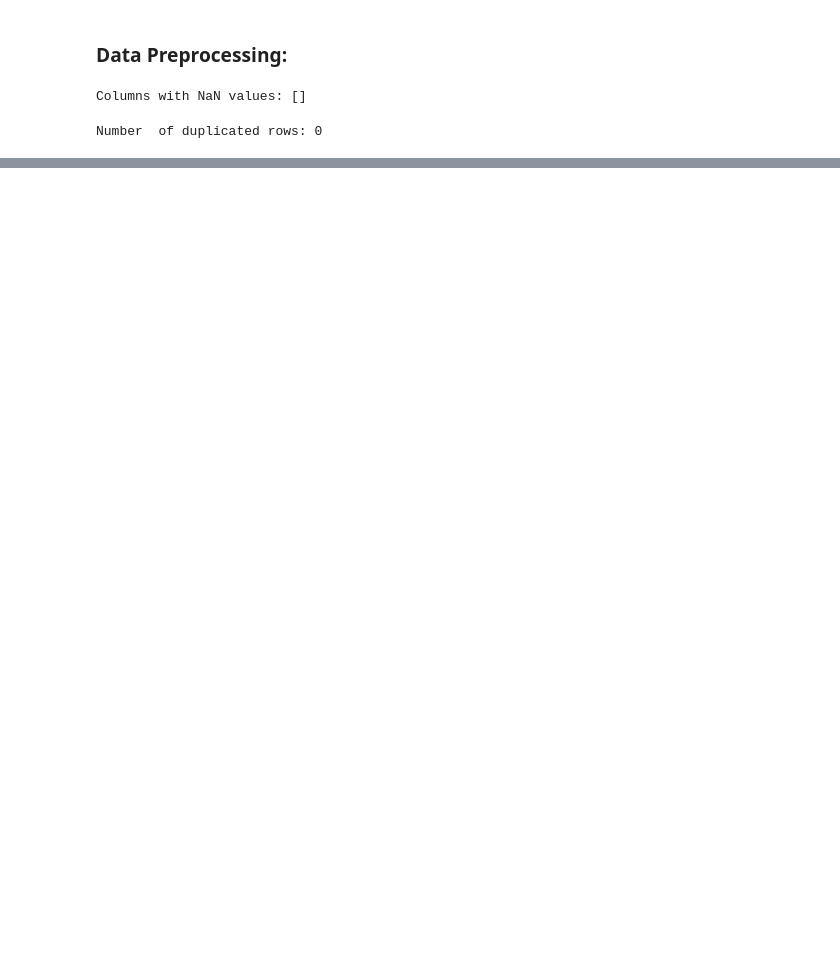
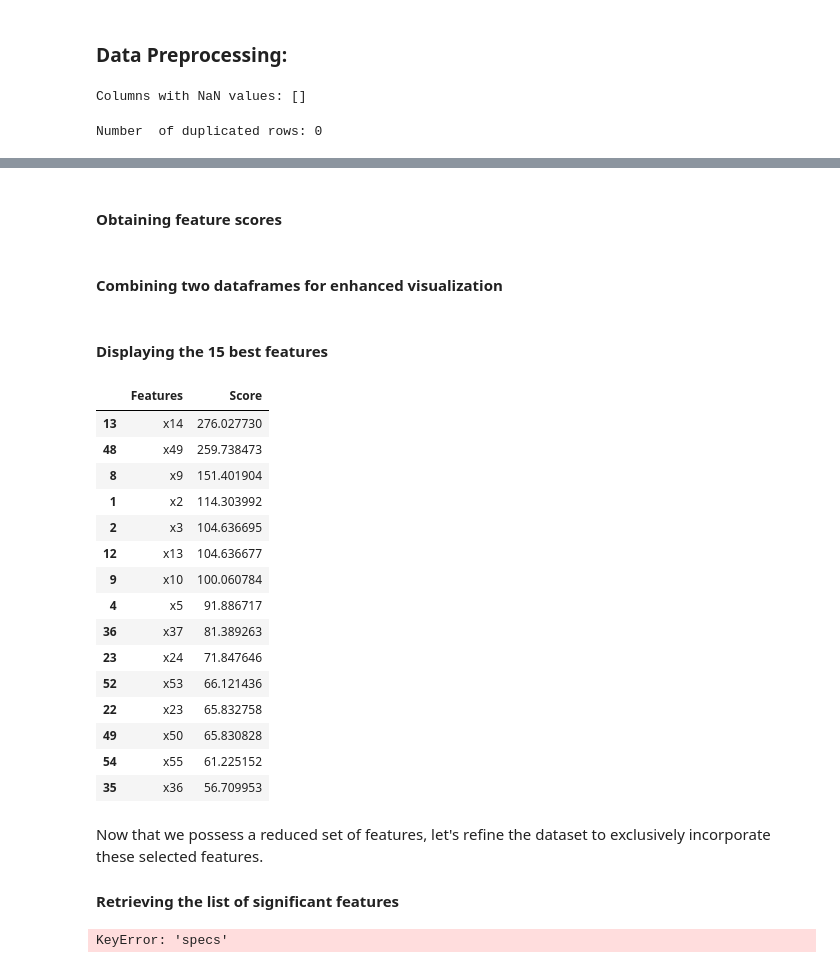
Before and after one commit to Elixir-sir/TASK-INTERN-CAREER, a Jupyter notebook: financial distress_analysis.ipynb, the cells around one changed output, grey strips where cells are left out. Drawn from its saved outputs; the diff is of its cells as text; code cells hidden in the pictures; blank space fills up the shorter version.

Commit message:
Predictive modelling for financial distress data.

```diff
--- a/financial distress_analysis.ipynb
+++ b/financial distress_analysis.ipynb
@@ -120,0 +137,5 @@ Number  of duplicated rows: 0
+# %%
+X_train, X_val, y_train, y_val = train_test_split(X_train,
+                                                  y_train,
+                                                  test_size=0.2,
+                                                  random_state=42)
@@ -120,0 +144,42 @@ Number  of duplicated rows: 0
+# %%
+selected_features = SelectKBest(score_func=f_classif, k=15)
+fit_features = selected_features.fit(X_train, y_train)
+# %% [markdown]
+#### Obtaining feature scores
+# %%
+scores_df = pd.DataFrame(fit_features.scores_)
+columns_df = pd.DataFrame(X_train.columns)
+# %% [markdown]
+#### Combining two dataframes for enhanced visualization
+# %%
+selected_feature_scores = pd.concat([columns_df, scores_df], axis=1)
+selected_feature_scores.columns = ["Features", "Score"]
+# %% [markdown]
+#### Displaying the 15 best features
+# %%
+top_features = pd.DataFrame(selected_feature_scores.nlargest(15, "Score"))
+top_features
+# %% [output]
+|  | Features | Score |
+| 13 | x14 | 276.027730 |
+| 48 | x49 | 259.738473 |
+| 8 | x9 | 151.401904 |
+| 1 | x2 | 114.303992 |
+| 2 | x3 | 104.636695 |
+| 12 | x13 | 104.636677 |
+| 9 | x10 | 100.060784 |
+| 4 | x5 | 91.886717 |
+| 36 | x37 | 81.389263 |
+| 23 | x24 | 71.847646 |
+| 52 | x53 | 66.121436 |
+| 22 | x23 | 65.832758 |
+| 49 | x50 | 65.830828 |
+| 54 | x55 | 61.225152 |
+| 35 | x36 | 56.709953 |
+# %% [markdown]
+Now that we possess a reduced set of features, let's refine the dataset to exclusively incorporate these selected features.
+#### Retrieving the list of significant features
+# %%
+selected_features_list = selected_feature_scores["specs"].tolist()
+# %% [output]
+KeyError: 'specs'
```
Also changed, not shown: parts of 9 cells of this notebook.
